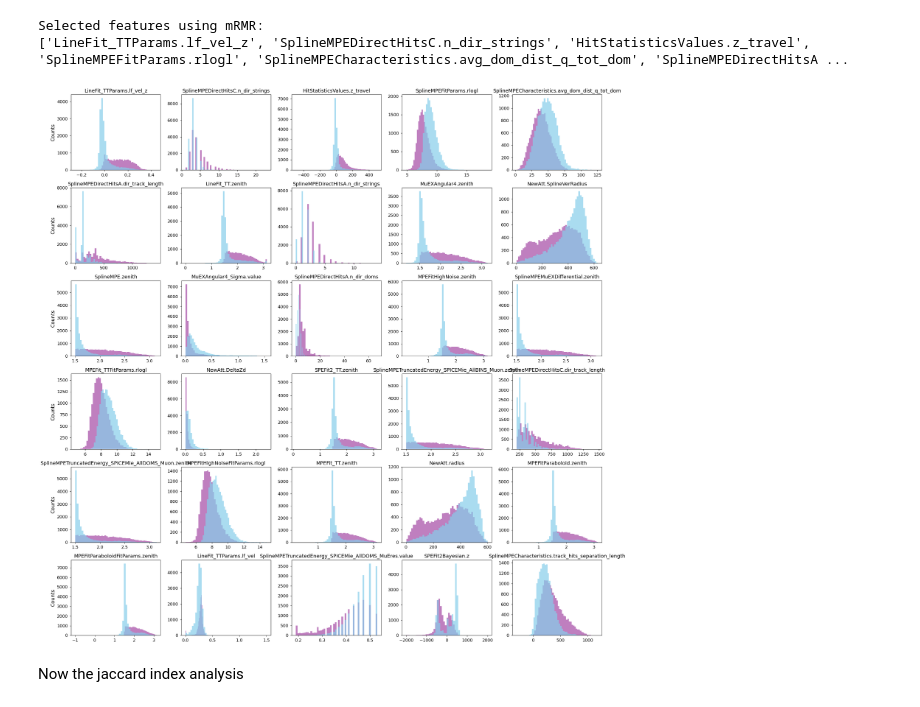
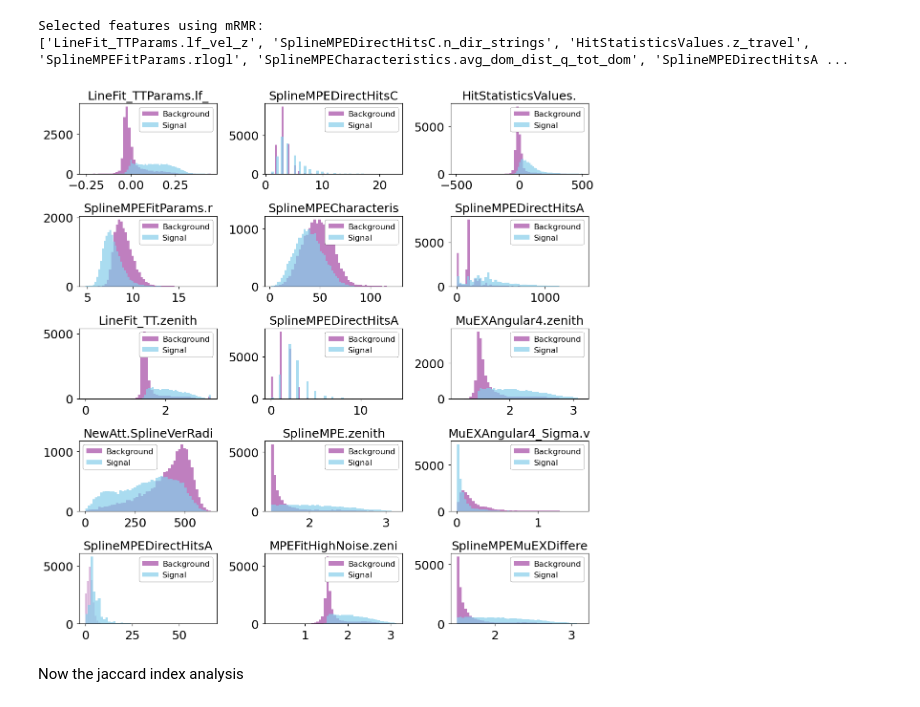
Before and after one commit to Fabiocufino/Advanced-Laboratory---TU-Dortmund, a Jupyter notebook: IceCube/anal_icecube.ipynb, the cells around one changed output. Cells and saved outputs as stored; diff of their text form; code cells hidden in the pictures.

```diff
--- a/IceCube/anal_icecube.ipynb
+++ b/IceCube/anal_icecube.ipynb
@@ -8,18 +8,18 @@ import pandas as pd
 plt.style.use('seaborn-v0_8-paper')
 plt.rcParams["patch.force_edgecolor"] = False
 # increse font size numbers on the axes
-plt.rcParams.update({'xtick.labelsize': 12})
-plt.rcParams.update({'ytick.labelsize': 12})
+plt.rcParams.update({'xtick.labelsize': 18})
+plt.rcParams.update({'ytick.labelsize': 18})
 
 #figure size, the label are cutted when i save the figure
 plt.rcParams.update({'figure.figsize': (6, 4)})
-plt.rcParams.update({'font.size': 12})
+plt.rcParams.update({'font.size': 16})
 
 #increase size if the labels
-plt.rcParams.update({'axes.labelsize': 14})
+plt.rcParams.update({'axes.labelsize': 18})
 
 #increase the title size
-plt.rcParams.update({'axes.titlesize': 14})
+plt.rcParams.update({'axes.titlesize': 18})
 
 
 
@@ -336,7 +336,7 @@ from sklearn.datasets import make_classification
 X = data.drop('label', axis=1)
 y = data['label']
 # %%
-n_features = 30
+n_features = 15
 # %%
 # Perform mRMR selection to choose the top k features
 selected_features = mrmr_classif(X=X, y=y, K=n_features)
@@ -353,25 +353,26 @@ Selected features using mRMR:
 ['LineFit_TTParams.lf_vel_z', 'SplineMPEDirectHitsC.n_dir_strings', 'HitStatisticsValues.z_travel', 'SplineMPEFitParams.rlogl', 'SplineMPECharacteristics.avg_dom_dist_q_tot_dom', 'SplineMPEDirectHitsA ...
 # %%
 #create a matrix of the distribution of the features
-fig, axs = plt.subplots(6, 5, figsize=(22, 22))
+fig, axs = plt.subplots(5, 3, figsize=(12, 12))
 
-for i in range(0, len(data_selected.columns)-1):
-    axs[int(i/5), i%5].set_title(data_selected.columns[i])
-    if i%5 == 0:
-        axs[int(i/5), i%5].set_ylabel('Counts')
+# Plot the distribution of the selected features
+for i, feature in enumerate(selected_features):
+    row = i // 3
+    col = i % 3
+    axs[row, col].hist(data_selected[feature][data_selected['label'] == 0], bins=50, alpha=0.5, color = 'purple', label='Background')
+    axs[row, col].hist(data_selected[feature][data_selected['label'] == 1], bins=50, alpha=0.7, color = 'skyblue', label='Signal')
+    axs[row, col].set_title(feature[:20])
+    axs[row, col].legend()
 
-    #print the signal and background distribution
-    axs[int(i/5), i%5].hist(data_selected[data_selected['label'] == 1][data_selected.columns[i]], bins=50, alpha=0.5, color = 'purple')
-    axs[int(i/5), i%5].hist(data_selected[data_selected['label'] == 0][data_selected.columns[i]], bins=50, alpha=0.7, color = 'skyblue')
 
 # Adjust the spacing between subplots
 plt.tight_layout()
 # Display the plots
 #save the plot
-plt.savefig('feature_distribution.pdf')
+plt.savefig('Plots/feature_distribution.png')
 plt.show()
 # %% [output]
-[figure, old version]
+[figure, new version]
 # %% [markdown]
 Now the jaccard index analysis
 # %%
```
Also changed, not shown: parts of 13 cells of this notebook, 4 other files.
